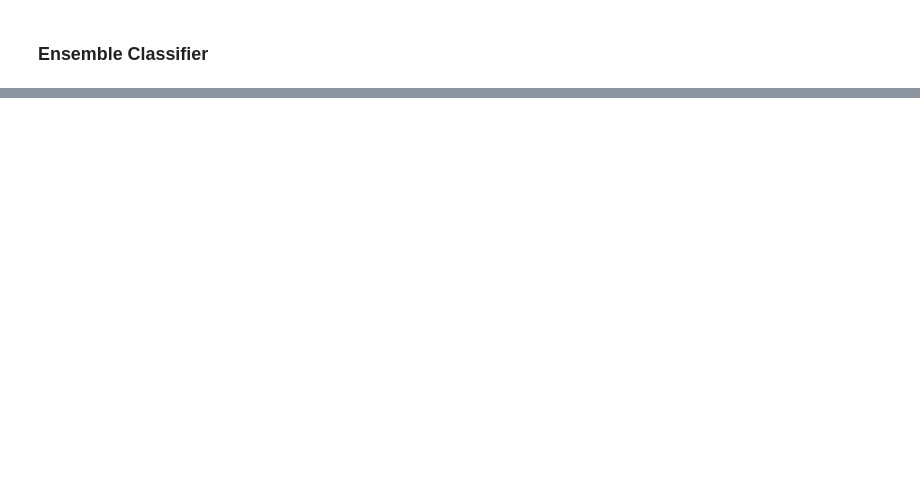
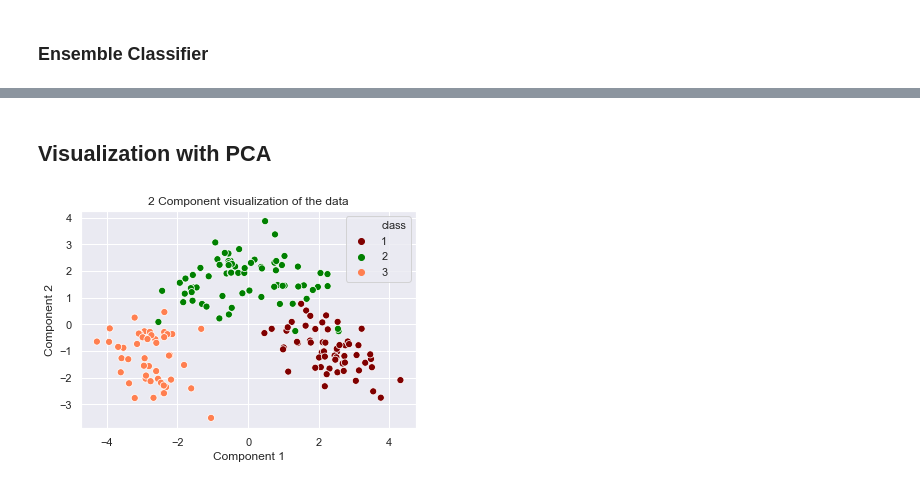
Before and after one commit to bharat-suri/CSE_5243, a Jupyter notebook: Lab-3/Lab-3 suri_40.ipynb, the cells around one changed output, grey strips where cells are left out. Cells and saved outputs as stored; diff of their text form; code cells hidden in the pictures; blank space fills up the shorter version.

```diff
--- a/Lab-3/Lab-3 suri_40.ipynb
+++ b/Lab-3/Lab-3 suri_40.ipynb
@@ -282,0 +283,25 @@ Test score:  0.9662921348314607
+# %% [markdown]
+## Visualization with PCA
+# %%
+from sklearn.decomposition import PCA
+
+pca = PCA(n_components=2)
+principal_components = pca.fit_transform(X)
+
+principal_df = pd.DataFrame(principal_components,
+                            columns=['Component 1', 'Component 2'])
+
+comp_df = pd.concat([principal_df, df['class']], axis=1)
+
+sc = sns.scatterplot(x='Component 1',
+                     y='Component 2',
+                     data=comp_df,
+                     hue='class',
+                     s=50,
+                     legend='full',
+                     palette=['maroon', 'green', 'coral'])
+t = plt.title('2 Component visualization of the data')
+plt.show()
+plt.close()
+# %% [output]
+[figure, added]
```
Also changed, not shown: parts of 7 cells of this notebook.
